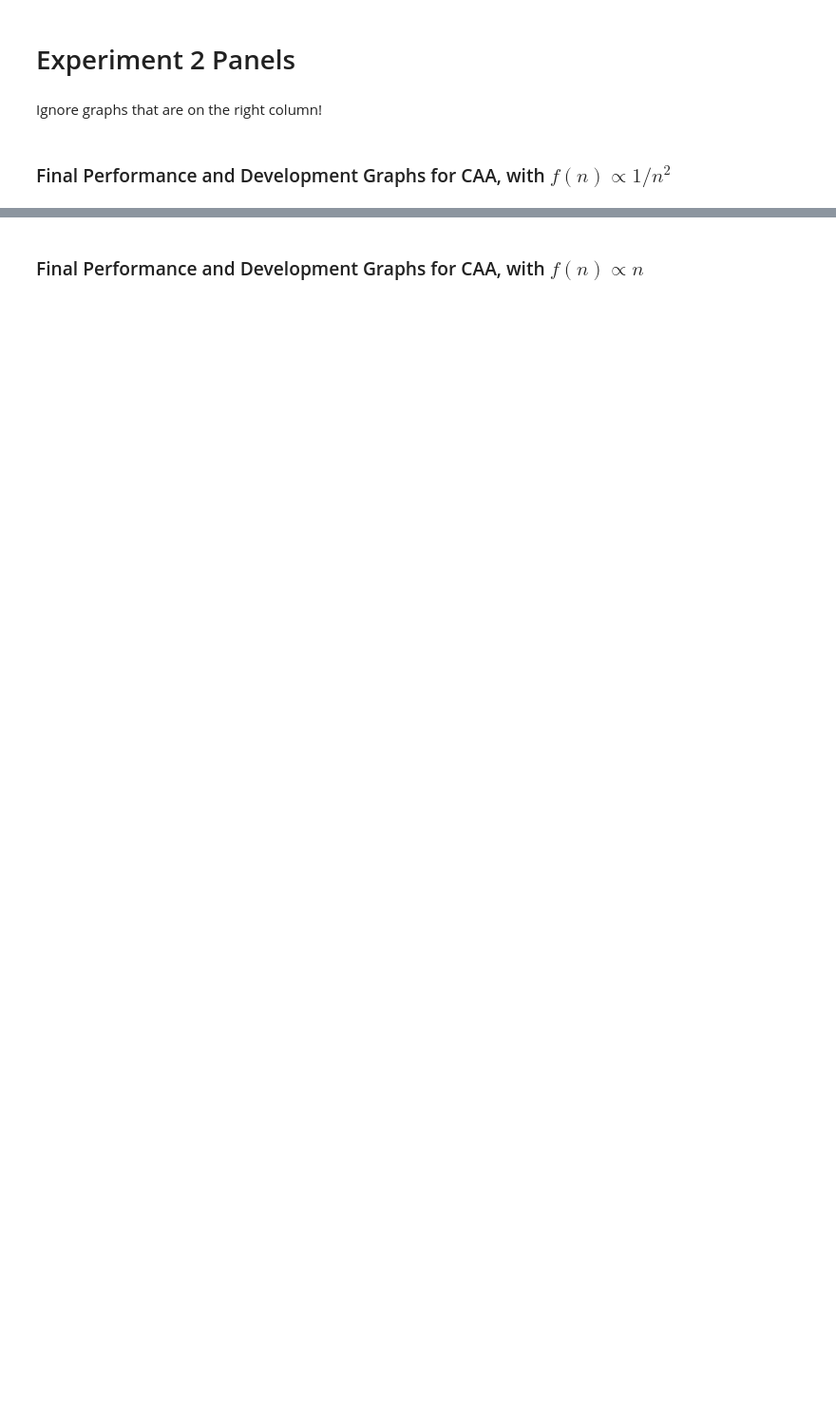
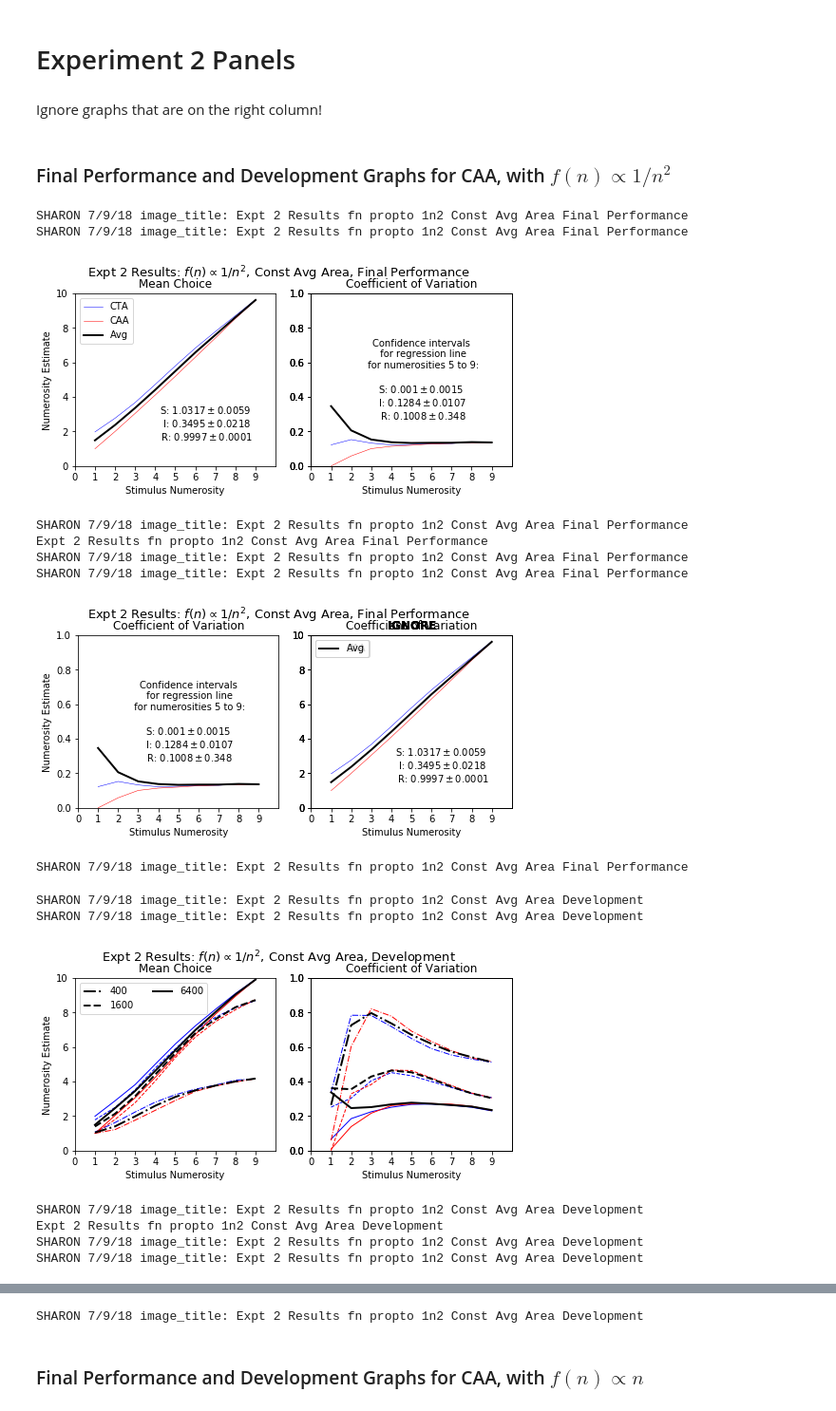
Before and after one commit to numberlearning/DRAM, a Jupyter notebook: 20181227_DRAM_Estimation_figures.ipynb, the cells around one changed output, grey strips where cells are left out. Shown at 95% size. Saved outputs shown, nothing was run; the diff lists cells and outputs as text; code cells hidden in the pictures; blank space fills up the shorter version.

```diff
--- a/20181227_DRAM_Estimation_figures.ipynb
+++ b/20181227_DRAM_Estimation_figures.ipynb
@@ -887,6 +883,23 @@ iters = [400, 6400, 1600] #add 6400 to show how quickly near-final performance i
 # %% [markdown]
 ### Final Performance and Development Graphs for CAA, with $f(n) \propto 1/n^2$
 # %%
-create_expt2_merged_panel("CAA_decrs_fN",
+create_expt2_merged_panel("New_CAA_decrs_fN",
                    "Expt 2 Results: $f(n) \propto 1/n^2$, Const Avg Area",
                    iters=iters)
+# %% [output]
+SHARON 7/9/18 image_title: Expt 2 Results fn propto 1n2 Const Avg Area Final Performance
+SHARON 7/9/18 image_title: Expt 2 Results fn propto 1n2 Const Avg Area Final Performance
+[figure, added]
+SHARON 7/9/18 image_title: Expt 2 Results fn propto 1n2 Const Avg Area Final Performance
+Expt 2 Results fn propto 1n2 Const Avg Area Final Performance
+SHARON 7/9/18 image_title: Expt 2 Results fn propto 1n2 Const Avg Area Final Performance
+SHARON 7/9/18 image_title: Expt 2 Results fn propto 1n2 Const Avg Area Final Performance
+[figure, added]
+SHARON 7/9/18 image_title: Expt 2 Results fn propto 1n2 Const Avg Area Final Performance
+SHARON 7/9/18 image_title: Expt 2 Results fn propto 1n2 Const Avg Area Development
+SHARON 7/9/18 image_title: Expt 2 Results fn propto 1n2 Const Avg Area Development
+[figure, added]
+SHARON 7/9/18 image_title: Expt 2 Results fn propto 1n2 Const Avg Area Development
+Expt 2 Results fn propto 1n2 Const Avg Area Development
+SHARON 7/9/18 image_title: Expt 2 Results fn propto 1n2 Const Avg Area Development
+SHARON 7/9/18 image_title: Expt 2 Results fn propto 1n2 Const Avg Area Development
@@ -893,3 +907,4 @@ create_expt2_merged_panel("CAA_decrs_fN",
+SHARON 7/9/18 image_title: Expt 2 Results fn propto 1n2 Const Avg Area Development
 # %% [markdown]
 ### Final Performance and Development Graphs for CAA, with $f(n) \propto n$
 # %%
```
Also changed, not shown: parts of 18 cells of this notebook, 13 other files.
